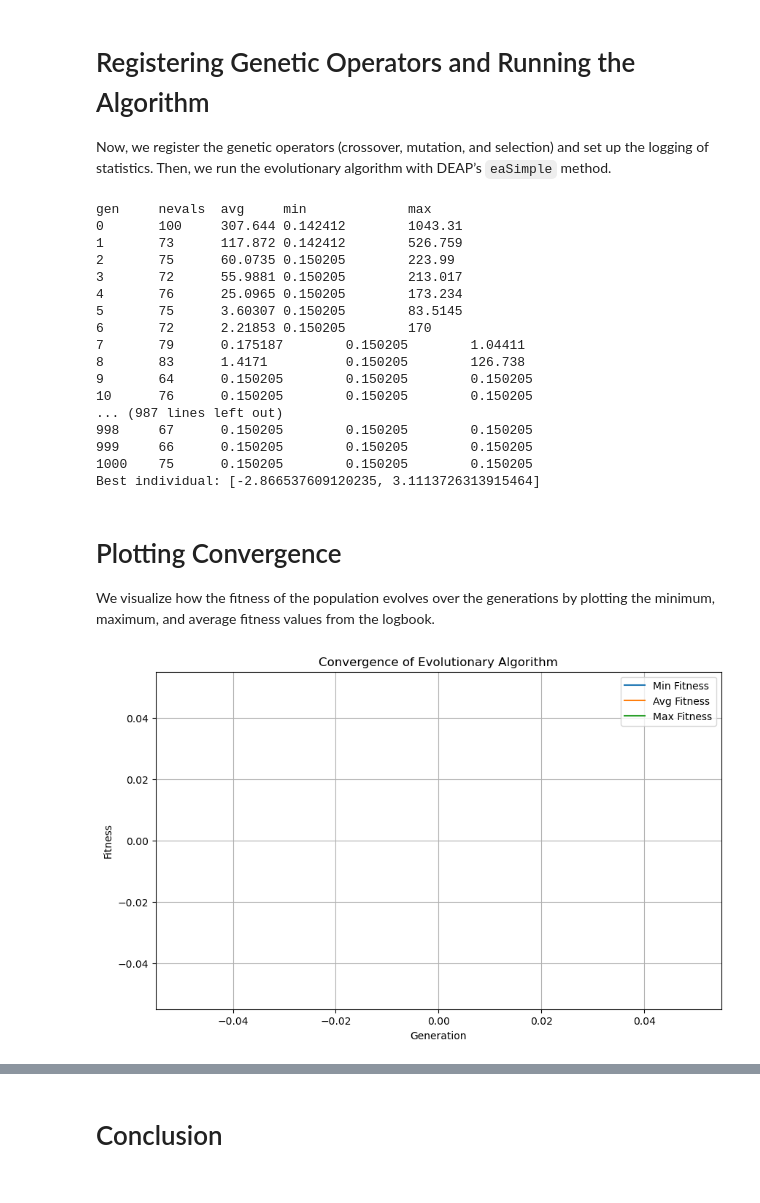
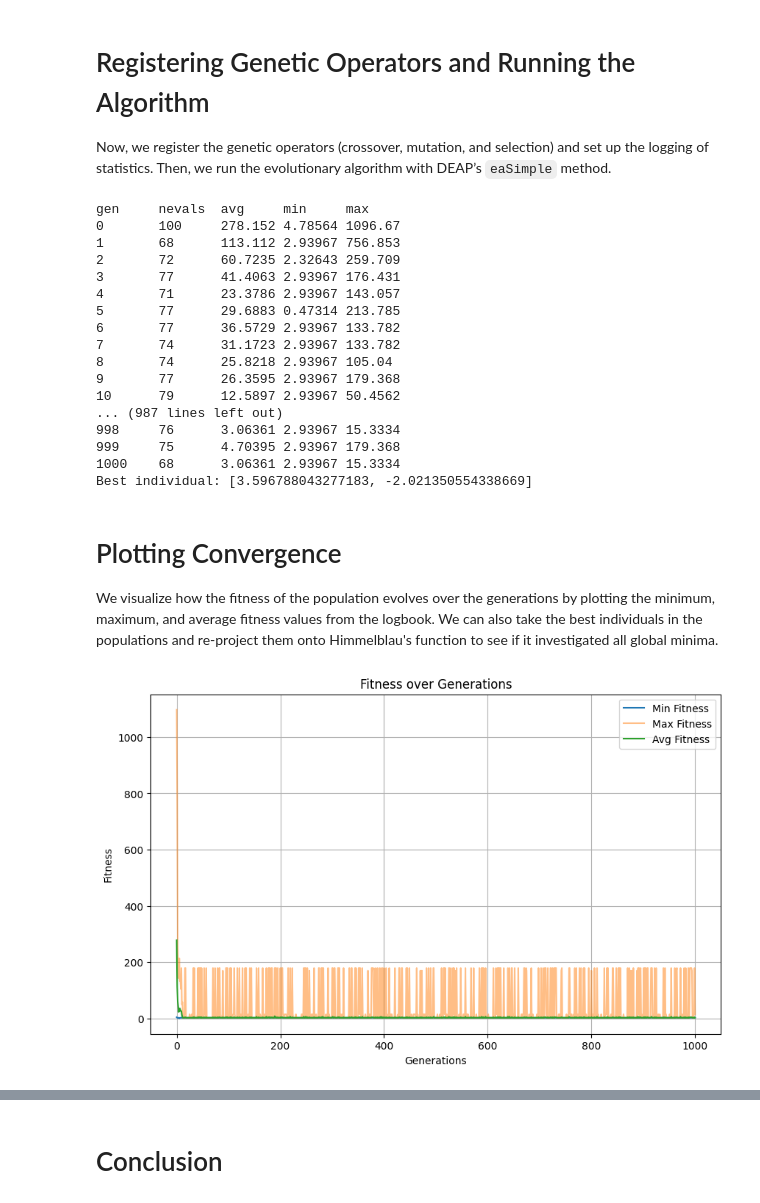
Before and after one commit to ehh67855/Deap-Project, a Jupyter notebook: Himmelblau.ipynb, the cells around one changed output, grey strips where cells are left out. Drawn from its saved outputs; the diff is of its cells as text; code cells hidden in the pictures.

Commit message:
Graph visualizations for Himmelblau

```diff
--- a/Himmelblau.ipynb
+++ b/Himmelblau.ipynb
@@ -160,7 +179,7 @@ stats.register("max", np.max)
 logbook = tools.Logbook()
 logbook.header = ["gen", "nevals"] + stats.fields
 
-hall_of_fame = tools.HallOfFame(1)
+hall_of_fame = tools.HallOfFame(20)
 
 # Run the algorithm and log statistics
 population = toolbox.population(n=POPULATION_SIZE)
@@ -170,26 +189,45 @@ population, log = algorithms.eaSimple(population, toolbox, cxpb=CROSSOVER_PROB,
 # Display the best solution
 print("Best individual:", hall_of_fame[0])
 # %% [output]
-gen     nevals  avg     min             max
-0       100     307.644 0.142412        1043.31
-1       73      117.872 0.142412        526.759
-2       75      60.0735 0.150205        223.99
-3       72      55.9881 0.150205        213.017
-4       76      25.0965 0.150205        173.234
-5       75      3.60307 0.150205        83.5145
-6       72      2.21853 0.150205        170
-7       79      0.175187        0.150205        1.04411
-8       83      1.4171          0.150205        126.738
-9       64      0.150205        0.150205        0.150205
-10      76      0.150205        0.150205        0.150205
+gen     nevals  avg     min     max
+0       100     278.152 4.78564 1096.67
+1       68      113.112 2.93967 756.853
+2       72      60.7235 2.32643 259.709
+3       77      41.4063 2.93967 176.431
+4       71      23.3786 2.93967 143.057
+5       77      29.6883 0.47314 213.785
+6       77      36.5729 2.93967 133.782
+7       74      31.1723 2.93967 133.782
+8       74      25.8218 2.93967 105.04
+9       77      26.3595 2.93967 179.368
+10      79      12.5897 2.93967 50.4562
 ... (987 lines left out)
-998     67      0.150205        0.150205        0.150205
-999     66      0.150205        0.150205        0.150205
-1000    75      0.150205        0.150205        0.150205
-Best individual: [-2.866537609120235, 3.1113726313915464]
+998     76      3.06361 2.93967 15.3334
+999     75      4.70395 2.93967 179.368
+1000    68      3.06361 2.93967 15.3334
+Best individual: [3.596788043277183, -2.021350554338669]
 # %% [markdown]
 # Plotting Convergence
-We visualize how the fitness of the population evolves over the generations by plotting the minimum, maximum, and average fitness values from the logbook.
+We visualize how the fitness of the population evolves over the generations by plotting the minimum, maximum, and average fitness values from the logbook. We can also take the best individuals in the populations and re-project them onto Himmelblau's function to see if it investigated all global minima.
 # %%
+import matplotlib.pyplot as plt
+
+# Getting the fitness values
+generations = log.select("gen")
+min_fitness = log.select("min")
+max_fitness = log.select("max")
+avg_fitness = log.select("avg")
+
+# Plotting the values
+plt.figure(figsize=(10,6))
+plt.plot(generations, min_fitness, label="Min Fitness")
+plt.plot(generations, max_fitness, label="Max Fitness", alpha=0.5)
+plt.plot(generations, avg_fitness, label="Avg Fitness")
+plt.xlabel("Generations")
+plt.ylabel("Fitness")
+plt.title("Fitness over Generations")
+plt.legend()
+plt.grid(True)
+plt.show()
 # %% [output]
-[figure, old version]
+[figure, new version]
```
Also changed, not shown: parts of 4 cells of this notebook.
